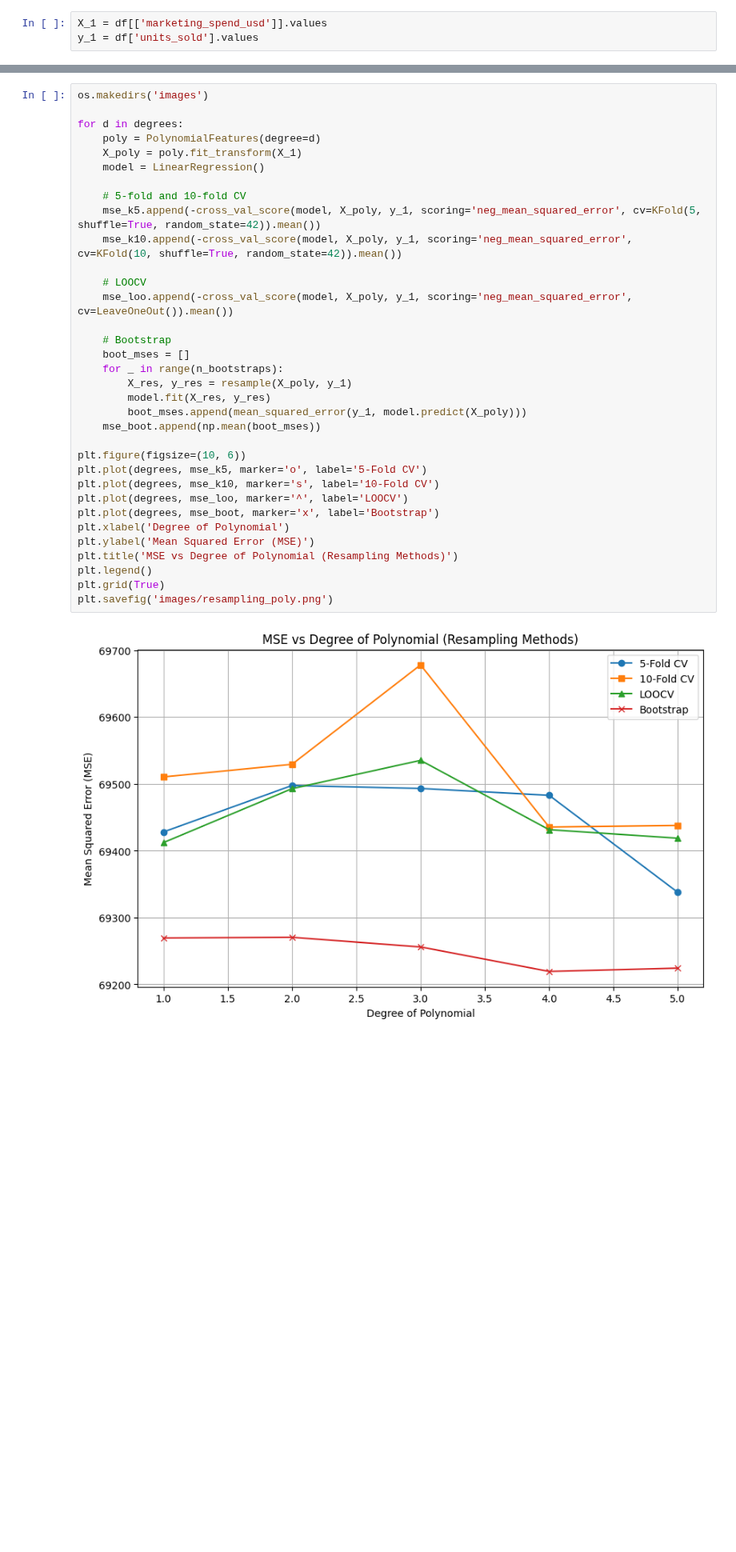
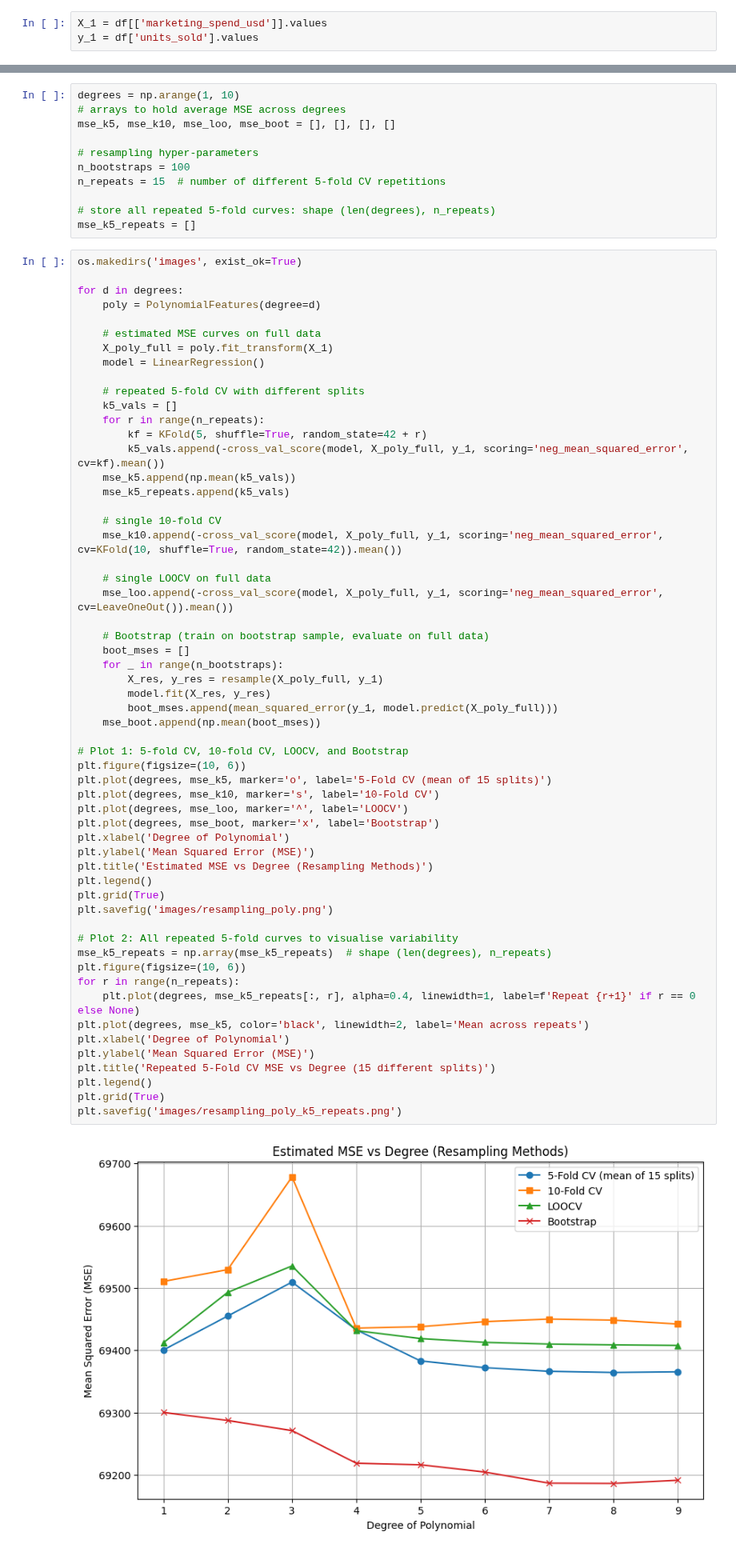
Before and after one commit to 1javid/ML_PR_3, a Jupyter notebook: ML_Group_4_Assignment_3.ipynb, the cells around one changed output, grey strips where cells are left out. Shown at 80% size. Saved outputs shown, nothing was run; the diff lists cells and outputs as text; blank space fills up the shorter version.

Commit message:
improved visualization and application

```diff
--- a/ML_Group_4_Assignment_3.ipynb
+++ b/ML_Group_4_Assignment_3.ipynb
@@ -58,36 +53,70 @@ n_bootstraps = 100
+# %%
+degrees = np.arange(1, 10)
+# arrays to hold average MSE across degrees
+mse_k5, mse_k10, mse_loo, mse_boot = [], [], [], []
+
+# resampling hyper-parameters
+n_bootstraps = 100
+n_repeats = 15  # number of different 5-fold CV repetitions
+
+# store all repeated 5-fold curves: shape (len(degrees), n_repeats)
+mse_k5_repeats = []
 # %%
-os.makedirs('images')
+os.makedirs('images', exist_ok=True)
 
 for d in degrees:
     poly = PolynomialFeatures(degree=d)
-    X_poly = poly.fit_transform(X_1)
+
+    # estimated MSE curves on full data
+    X_poly_full = poly.fit_transform(X_1)
     model = LinearRegression()
 
-    # 5-fold and 10-fold CV
-    mse_k5.append(-cross_val_score(model, X_poly, y_1, scoring='neg_mean_squared_error', cv=KFold(5, shuffle=True, random_state=42)).mean())
-    mse_k10.append(-cross_val_score(model, X_poly, y_1, scoring='neg_mean_squared_error', cv=KFold(10, shuffle=True, random_state=42)).mean())
+    # repeated 5-fold CV with different splits
+    k5_vals = []
+    for r in range(n_repeats):
+        kf = KFold(5, shuffle=True, random_state=42 + r)
+        k5_vals.append(-cross_val_score(model, X_poly_full, y_1, scoring='neg_mean_squared_error', cv=kf).mean())
+    mse_k5.append(np.mean(k5_vals))
+    mse_k5_repeats.append(k5_vals)
 
-    # LOOCV
-    mse_loo.append(-cross_val_score(model, X_poly, y_1, scoring='neg_mean_squared_error', cv=LeaveOneOut()).mean())
+    # single 10-fold CV
+    mse_k10.append(-cross_val_score(model, X_poly_full, y_1, scoring='neg_mean_squared_error', cv=KFold(10, shuffle=True, random_state=42)).mean())
 
-    # Bootstrap
+    # single LOOCV on full data
+    mse_loo.append(-cross_val_score(model, X_poly_full, y_1, scoring='neg_mean_squared_error', cv=LeaveOneOut()).mean())
+
+    # Bootstrap (train on bootstrap sample, evaluate on full data)
     boot_mses = []
     for _ in range(n_bootstraps):
-        X_res, y_res = resample(X_poly, y_1)
+        X_res, y_res = resample(X_poly_full, y_1)
         model.fit(X_res, y_res)
-        boot_mses.append(mean_squared_error(y_1, model.predict(X_poly)))
+        boot_mses.append(mean_squared_error(y_1, model.predict(X_poly_full)))
     mse_boot.append(np.mean(boot_mses))
 
+# Plot 1: 5-fold CV, 10-fold CV, LOOCV, and Bootstrap
 plt.figure(figsize=(10, 6))
-plt.plot(degrees, mse_k5, marker='o', label='5-Fold CV')
+plt.plot(degrees, mse_k5, marker='o', label='5-Fold CV (mean of 15 splits)')
 plt.plot(degrees, mse_k10, marker='s', label='10-Fold CV')
 plt.plot(degrees, mse_loo, marker='^', label='LOOCV')
 plt.plot(degrees, mse_boot, marker='x', label='Bootstrap')
 plt.xlabel('Degree of Polynomial')
 plt.ylabel('Mean Squared Error (MSE)')
-plt.title('MSE vs Degree of Polynomial (Resampling Methods)')
+plt.title('Estimated MSE vs Degree (Resampling Methods)')
 plt.legend()
 plt.grid(True)
 plt.savefig('images/resampling_poly.png')
+
+# Plot 2: All repeated 5-fold curves to visualise variability
+mse_k5_repeats = np.array(mse_k5_repeats)  # shape (len(degrees), n_repeats)
+plt.figure(figsize=(10, 6))
+for r in range(n_repeats):
+    plt.plot(degrees, mse_k5_repeats[:, r], alpha=0.4, linewidth=1, label=f'Repeat {r+1}' if r == 0 else None)
+plt.plot(degrees, mse_k5, color='black', linewidth=2, label='Mean across repeats')
+plt.xlabel('Degree of Polynomial')
+plt.ylabel('Mean Squared Error (MSE)')
+plt.title('Repeated 5-Fold CV MSE vs Degree (15 different splits)')
+plt.legend()
+plt.grid(True)
+plt.savefig('images/resampling_poly_k5_repeats.png')
 # %% [output]
-[figure, old version]
+[figure, new version]
```
Also changed, not shown: parts of 7 cells of this notebook, 7 other files.
